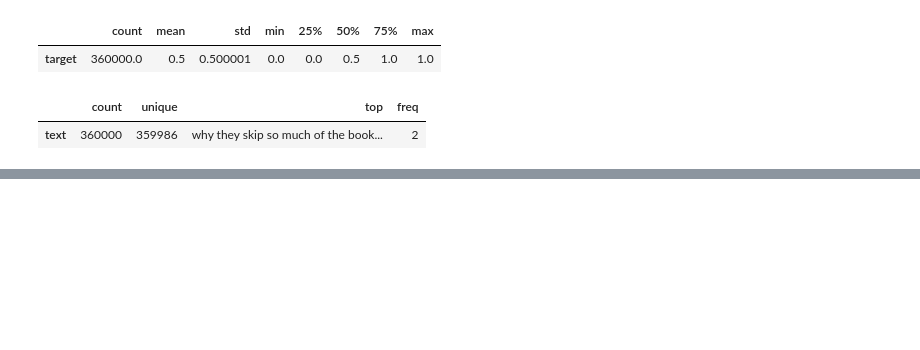
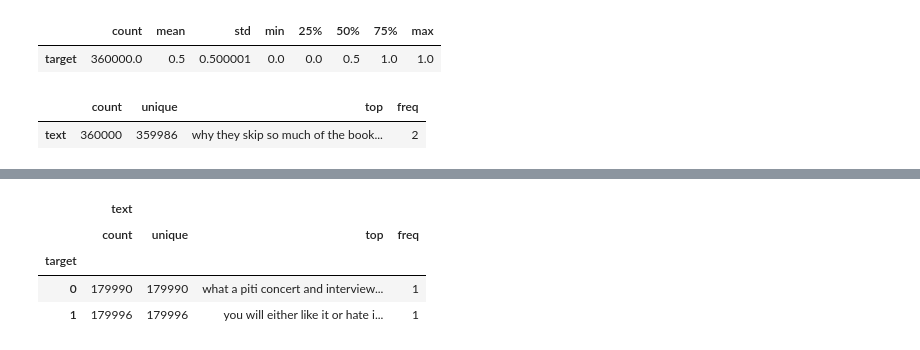
Before and after one commit to ppkgtmm/sentiment, a Jupyter notebook: EDA_amazon.ipynb, the cells around one changed output, grey strips where cells are left out. Saved outputs shown, nothing was run; the diff lists cells and outputs as text; code cells hidden in the pictures; blank space fills up the shorter version.

```diff
--- a/EDA_amazon.ipynb
+++ b/EDA_amazon.ipynb
@@ -314,0 +320,8 @@ duplicates
+# %%
+preprocessed.groupby('target').describe()
+# %% [output]
+|  | text |  |  |  |
+|  | count | unique | top | freq |
+| target |  |  |  |  |
+| 0 | 179990 | 179990 | what a piti concert and interview... | 1 |
+| 1 | 179996 | 179996 | you will either like it or hate i... | 1 |
```
Also changed, not shown: parts of 5 cells of this notebook.
